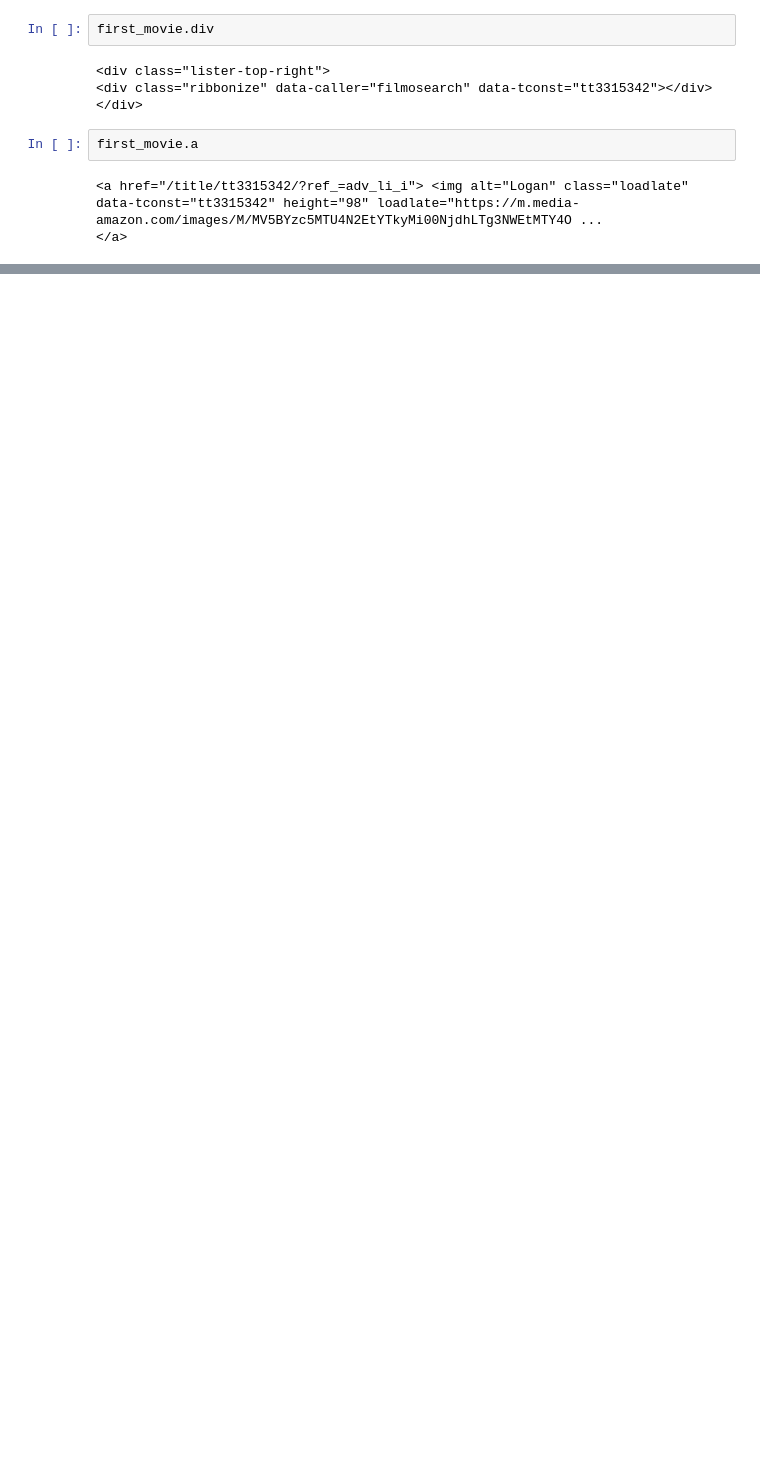
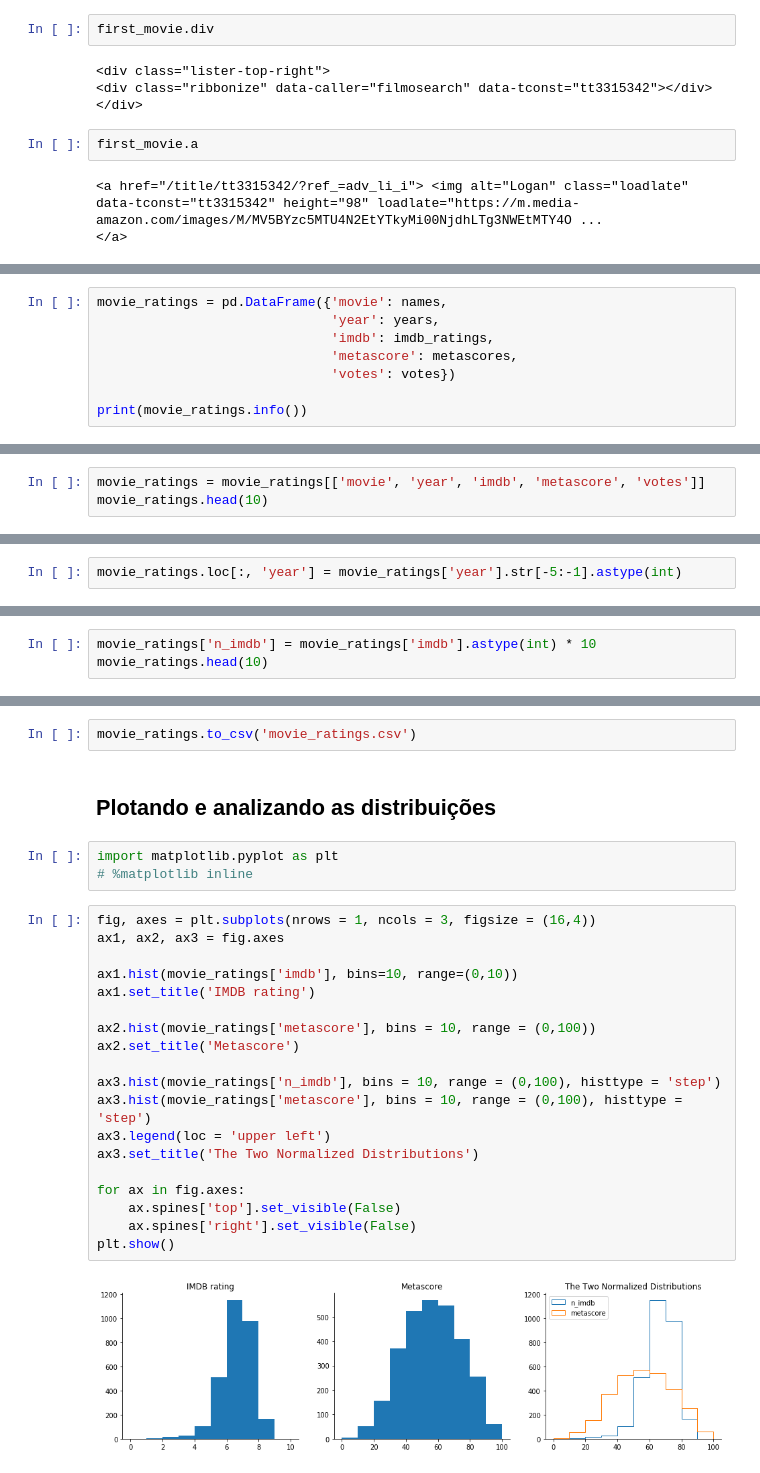
Before and after one commit to wt3c/park, a Jupyter notebook: src/lab/scraping/scraping#2.ipynb, the cells around one changed output, grey strips where cells are left out. Saved outputs shown, nothing was run; the diff lists cells and outputs as text; blank space fills up the shorter version.

```diff
--- a/src/lab/scraping/scraping#2.ipynb
+++ b/src/lab/scraping/scraping#2.ipynb
@@ -77,0 +304,8 @@ first_movie.a.href
+# %%
+movie_ratings = pd.DataFrame({'movie': names,
+                              'year': years,
+                              'imdb': imdb_ratings,
+                              'metascore': metascores,
+                              'votes': votes})
+
+print(movie_ratings.info())
@@ -77,0 +353,3 @@ first_movie.a.href
+# %%
+movie_ratings = movie_ratings[['movie', 'year', 'imdb', 'metascore', 'votes']]
+movie_ratings.head(10)
@@ -77,0 +382,2 @@ first_movie.a.href
+# %%
+movie_ratings.loc[:, 'year'] = movie_ratings['year'].str[-5:-1].astype(int)
@@ -77,0 +395,3 @@ first_movie.a.href
+# %%
+movie_ratings['n_imdb'] = movie_ratings['imdb'].astype(int) * 10
+movie_ratings.head(10)
@@ -77,0 +410,28 @@ first_movie.a.href
+# %%
+movie_ratings.to_csv('movie_ratings.csv')
+# %% [markdown]
+## Plotando e analizando as distribuições
+# %%
+import matplotlib.pyplot as plt
+# %matplotlib inline
+# %%
+fig, axes = plt.subplots(nrows = 1, ncols = 3, figsize = (16,4))
+ax1, ax2, ax3 = fig.axes
+
+ax1.hist(movie_ratings['imdb'], bins=10, range=(0,10))
+ax1.set_title('IMDB rating')
+
+ax2.hist(movie_ratings['metascore'], bins = 10, range = (0,100))
+ax2.set_title('Metascore')
+
+ax3.hist(movie_ratings['n_imdb'], bins = 10, range = (0,100), histtype = 'step')
+ax3.hist(movie_ratings['metascore'], bins = 10, range = (0,100), histtype = 'step')
+ax3.legend(loc = 'upper left')
+ax3.set_title('The Two Normalized Distributions')
+
+for ax in fig.axes:
+    ax.spines['top'].set_visible(False)
+    ax.spines['right'].set_visible(False)
+plt.show()
+# %% [output]
+[figure, added]
```
Also changed, not shown: parts of 33 cells of this notebook, 1 other file.
